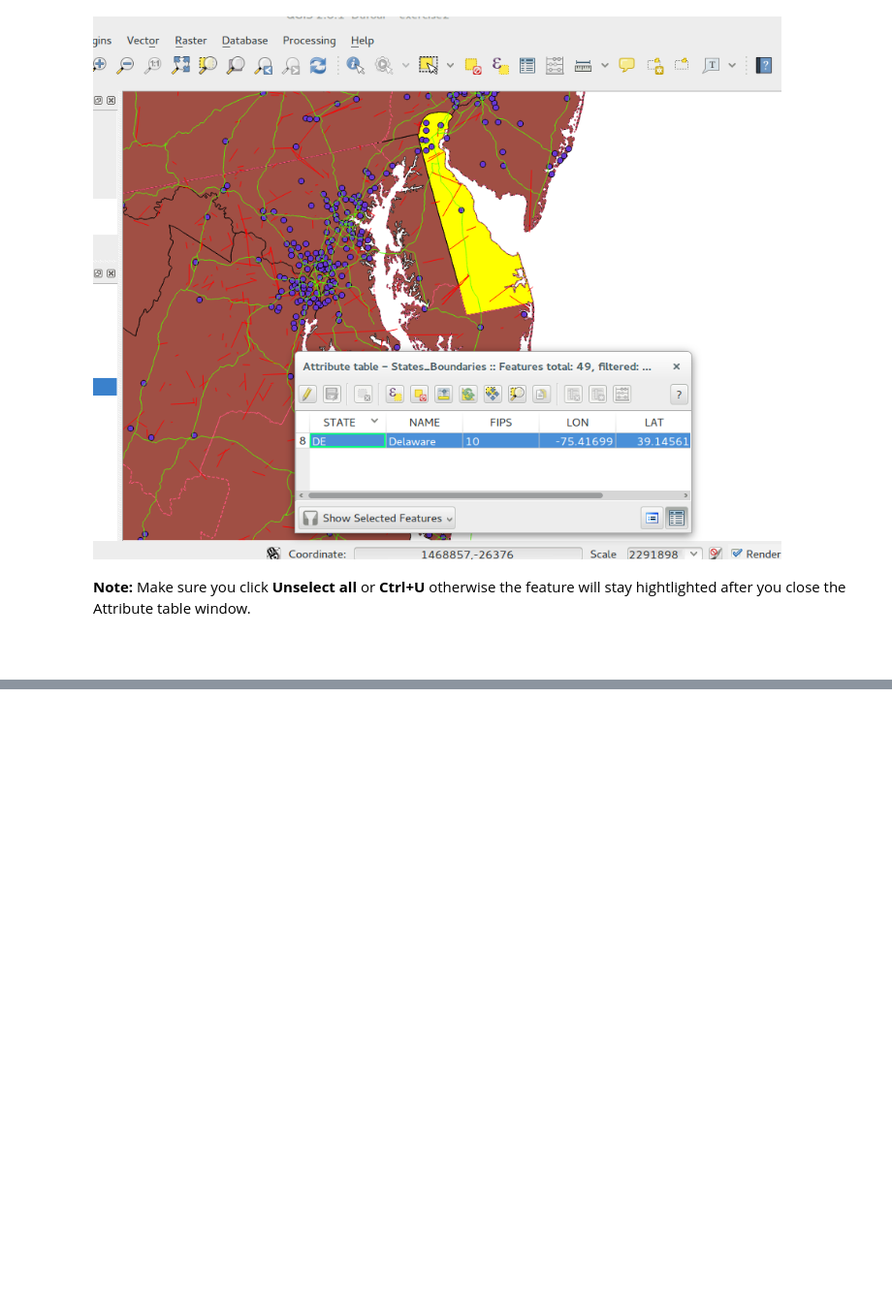
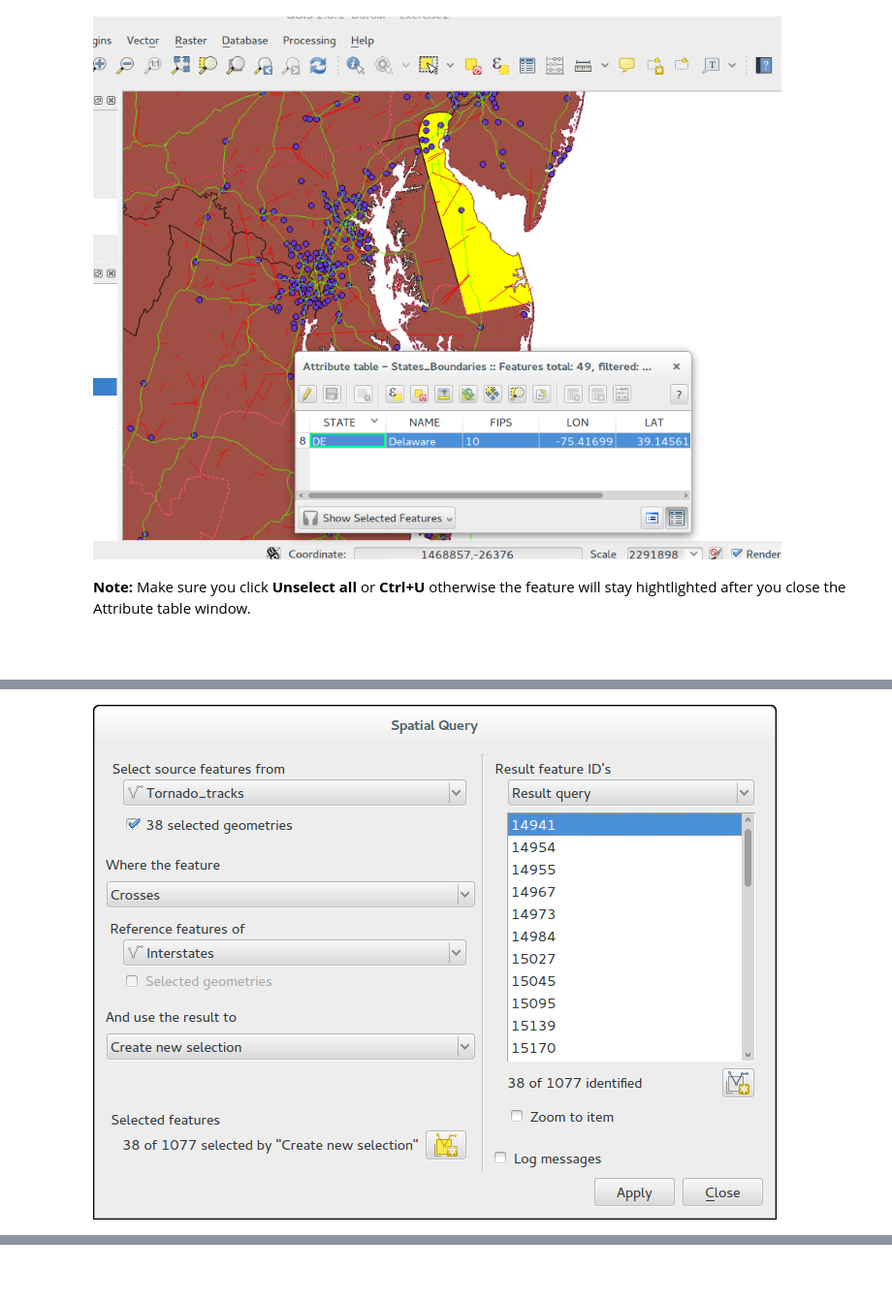
Before and after one commit to hadleigh/QGIS_and_Python, a Jupyter notebook: Lesson_2.ipynb, the cells around one changed output, grey strips where cells are left out. Shown at 97% size. Cells and saved outputs as stored; diff of their text form; code cells hidden in the pictures; blank space fills up the shorter version.

```diff
--- a/Lesson_2.ipynb
+++ b/Lesson_2.ipynb
@@ -114,0 +179,4 @@ Image(filename='Images/lesson2_3.png')
+# %%
+Image(filename='Images/lesson2_5.png')
+# %% [output]
+[figure, added]
```
Also changed, not shown: parts of 13 cells of this notebook, 3 other files.
